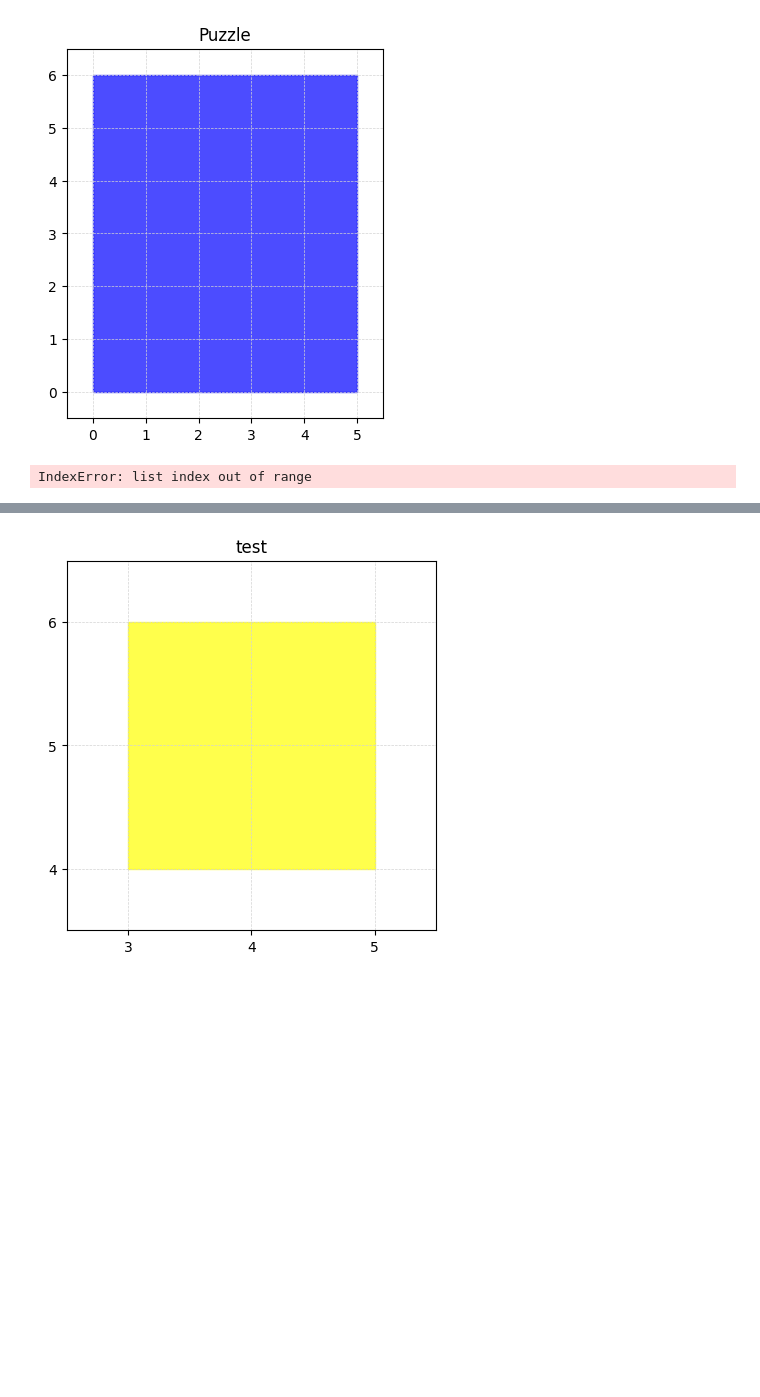
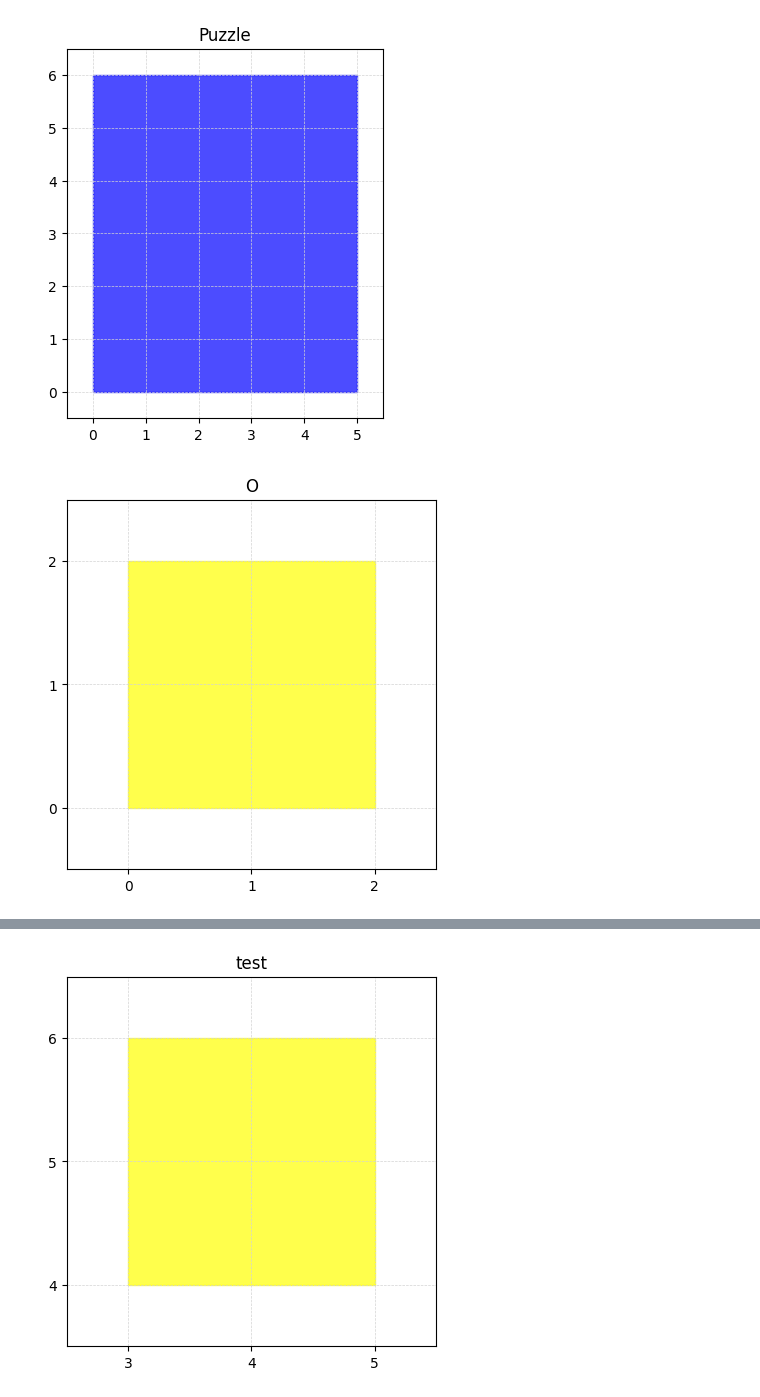
Before and after one commit to pmags/project_tadb_fcup_20242025, a Jupyter notebook: examples/notebooks/dev.ipynb, the cells around one changed output, grey strips where cells are left out. Cells and saved outputs as stored; diff of their text form; code cells hidden in the pictures; blank space fills up the shorter version.

```diff
--- a/examples/notebooks/dev.ipynb
+++ b/examples/notebooks/dev.ipynb
@@ -112,35 +112,35 @@ import matplotlib.patches as patches
 conn = psycopg2.connect(
             dbname="postgres",
             user="postgres",
             password="postgres",
             host="db",
             connect_timeout=10  # Connection timeout in seconds
         )
 
 cur = conn.cursor()
 
 query = """
 SELECT
     letter
     , color
     , ST_AsText(geom)
 FROM tetrominoes
-WHERE LOWER(letter) = 'O'
+WHERE LOWER(letter) = 'o'
     AND var_id = 1;
 """
 
 cur.execute(query)
 tetromino = cur.fetchall()
 
 geom = tetromino[0][2]
 cur.close()
 conn.close()
 
 fig1, ax1 = plt.subplots()
 plot_geometry( ax=ax1,geom=tetromino[0][2], color=tetromino[0][1],title=tetromino[0][0])
 plt.show()
 # %% [output]
-IndexError: list index out of range
+[figure, added]
 # %%
 fig1, ax1 = plt.subplots()
 plot_geometry( ax=ax1,geom=tetromino[0][2], color=tetromino[0][1],title=tetromino[0][0])
```
Also changed, not shown: parts of 6 cells of this notebook, 2 other files.
